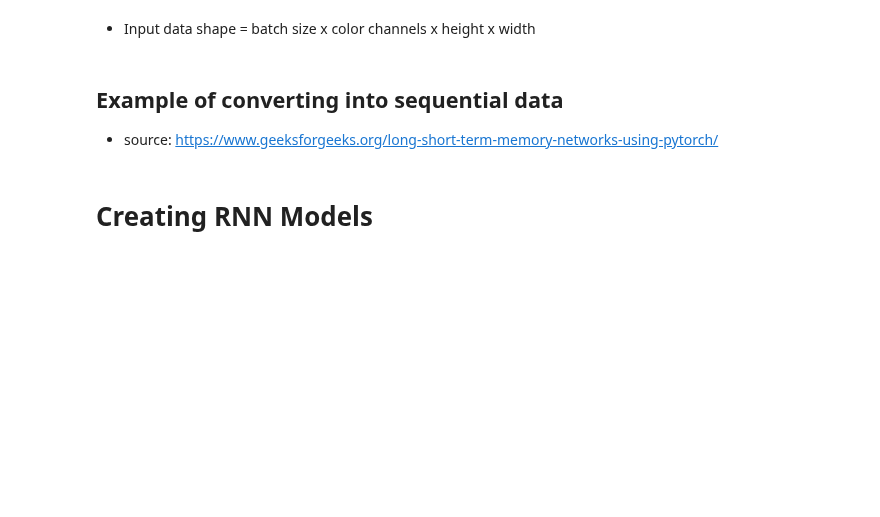
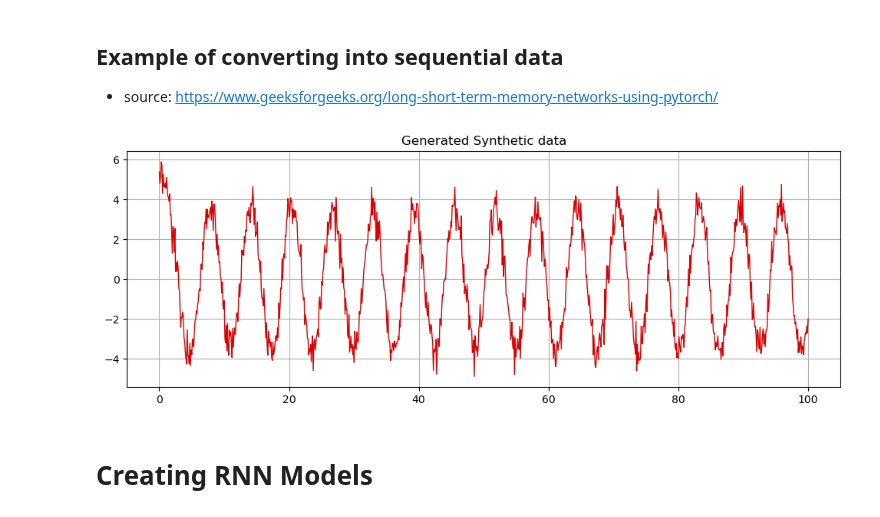
Before and after one commit to Ariestootl/machine_learning, a Jupyter notebook: deep_learning/PyTorch/RNN/RNN.ipynb, the cells around one changed output. Cells and saved outputs as stored; diff of their text form; code cells hidden in the pictures; blank space fills up the shorter version.

```diff
--- a/deep_learning/PyTorch/RNN/RNN.ipynb
+++ b/deep_learning/PyTorch/RNN/RNN.ipynb
@@ -21,10 +21,22 @@ hidden_size = 256
 learning_rate = 0.001
 batch_size = 32
 num_of_epochs = 5
-# %% [markdown]
-* Input data shape = batch size x color channels x height x width
 # %% [markdown]
 ## Example of converting into sequential data
 
 * source: https://www.geeksforgeeks.org/long-short-term-memory-networks-using-pytorch/
+# %%
+np.random.seed(0)
+torch.manual_seed(0)
+
+t = np.linspace(0, 100, 1000)
+data = 3.6 * np.sin(t) + 0.5 * np.random.randn(1000) + 4.5 * np.cos(t)*np.exp(-0.5*t)
+
+plt.figure(figsize=(12, 4))
+plt.title("Generated Synthetic data")
+plt.plot(t, data, linewidth=1.0, color="#DD0000")
+plt.grid(True)
+plt.show()
+# %% [output]
+[figure, added]
 # %%
```
Also changed, not shown: parts of 6 cells of this notebook.
